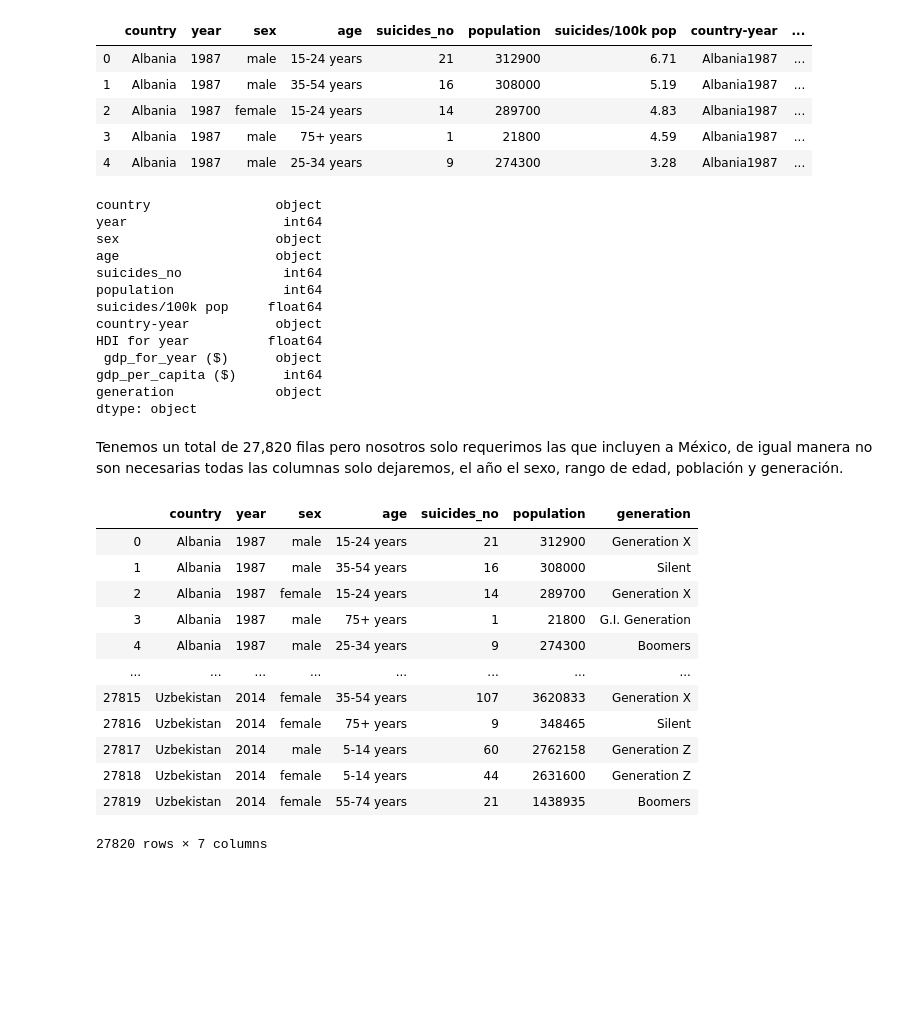
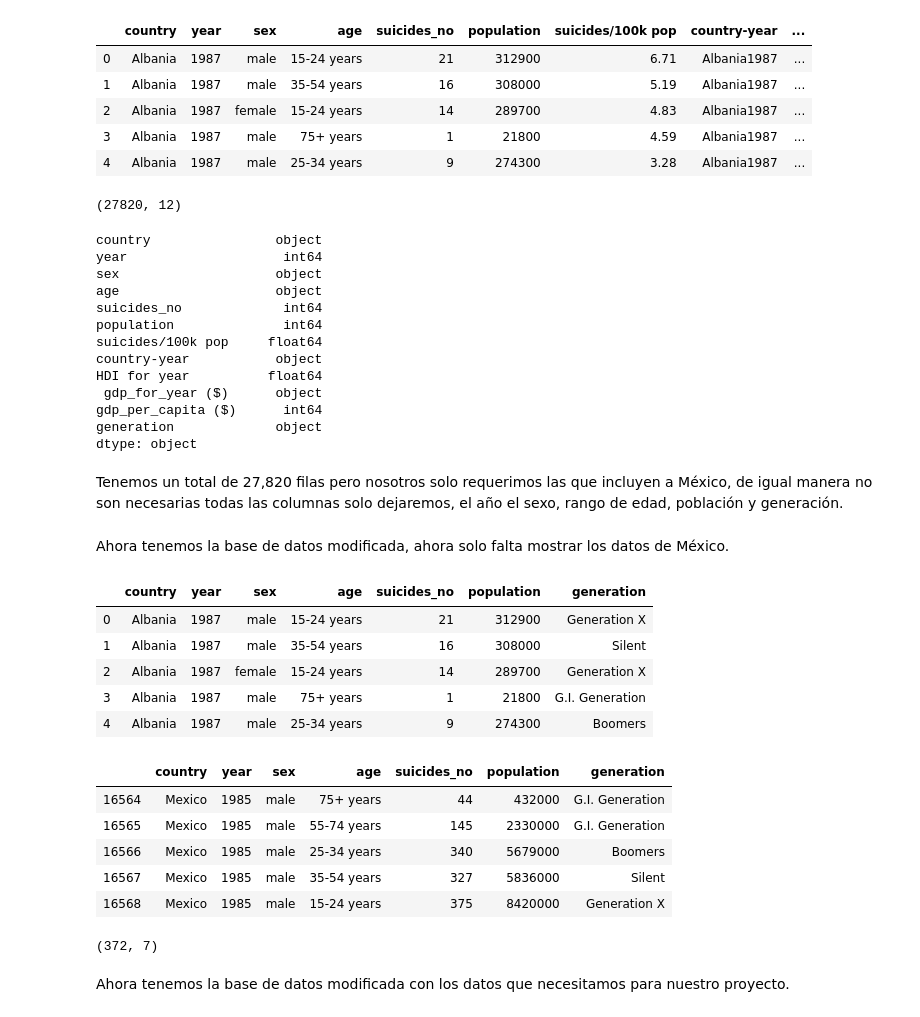
Before and after one commit to AntonioMdzl/MineriaDatos, a Jupyter notebook: Avance 1 PIA.ipynb, the cells around one changed output. Drawn from its saved outputs; the diff is of its cells as text; code cells hidden in the pictures; blank space fills up the shorter version.

```diff
--- a/Avance 1 PIA.ipynb
+++ b/Avance 1 PIA.ipynb
@@ -42,36 +42,36 @@ datos.head()
 | 4 | Albania | 1987 | male | 25-34 years | 9 | 274300 | 3.28 | Albania1987 | ... |
 # %%
 datos.shape
-datos.dtypes
 # %% [output]
-country                object
-year                    int64
-sex                    object
-age                    object
-suicides_no             int64
-population              int64
-suicides/100k pop     float64
-country-year           object
-HDI for year          float64
- gdp_for_year ($)      object
-gdp_per_capita ($)      int64
-generation             object
-dtype: object
+(27820, 12)
+# %%
+datos.dtypes
+# %% [output]
+country                object
+year                    int64
+sex                    object
+age                    object
+suicides_no             int64
+population              int64
+suicides/100k pop     float64
+country-year           object
+HDI for year          float64
+ gdp_for_year ($)      object
+gdp_per_capita ($)      int64
+generation             object
+dtype: object
 # %% [markdown]
 Tenemos un total de 27,820 filas pero nosotros solo requerimos las que incluyen a México, de igual manera no son necesarias todas las columnas solo dejaremos, el año el sexo, rango de edad, población y generación.
 # %%
-datos.drop(["gdp_per_capita ($)","suicides/100k pop","country-year","HDI for year"," gdp_for_year ($) "],axis=1)
+daton=datos.drop(["gdp_per_capita ($)","suicides/100k pop","country-year","HDI for year"," gdp_for_year ($) "],axis=1)
-# %% [output]
-|  | country | year | sex | age | suicides_no | population | generation |
-| 0 | Albania | 1987 | male | 15-24 years | 21 | 312900 | Generation X |
-| 1 | Albania | 1987 | male | 35-54 years | 16 | 308000 | Silent |
-| 2 | Albania | 1987 | female | 15-24 years | 14 | 289700 | Generation X |
-| 3 | Albania | 1987 | male | 75+ years | 1 | 21800 | G.I. Generation |
-| 4 | Albania | 1987 | male | 25-34 years | 9 | 274300 | Boomers |
-| ... | ... | ... | ... | ... | ... | ... | ... |
-| 27815 | Uzbekistan | 2014 | female | 35-54 years | 107 | 3620833 | Generation X |
-| 27816 | Uzbekistan | 2014 | female | 75+ years | 9 | 348465 | Silent |
-| 27817 | Uzbekistan | 2014 | male | 5-14 years | 60 | 2762158 | Generation Z |
-| 27818 | Uzbekistan | 2014 | female | 5-14 years | 44 | 2631600 | Generation Z |
-| 27819 | Uzbekistan | 2014 | female | 55-74 years | 21 | 1438935 | Boomers |
-27820 rows × 7 columns
+# %% [markdown]
+Ahora tenemos la base de datos modificada, ahora solo falta mostrar los datos de México.
+# %%
+daton.head()
+# %% [output]
+|  | country | year | sex | age | suicides_no | population | generation |
+| 0 | Albania | 1987 | male | 15-24 years | 21 | 312900 | Generation X |
+| 1 | Albania | 1987 | male | 35-54 years | 16 | 308000 | Silent |
+| 2 | Albania | 1987 | female | 15-24 years | 14 | 289700 | Generation X |
+| 3 | Albania | 1987 | male | 75+ years | 1 | 21800 | G.I. Generation |
+| 4 | Albania | 1987 | male | 25-34 years | 9 | 274300 | Boomers |
@@ -77,0 +80,15 @@ datos.drop(["gdp_per_capita ($)","suicides/100k pop","country-year","HDI for yea
+# %%
+solomex.head()
+# %% [output]
+|  | country | year | sex | age | suicides_no | population | generation |
+| 16564 | Mexico | 1985 | male | 75+ years | 44 | 432000 | G.I. Generation |
+| 16565 | Mexico | 1985 | male | 55-74 years | 145 | 2330000 | G.I. Generation |
+| 16566 | Mexico | 1985 | male | 25-34 years | 340 | 5679000 | Boomers |
+| 16567 | Mexico | 1985 | male | 35-54 years | 327 | 5836000 | Silent |
+| 16568 | Mexico | 1985 | male | 15-24 years | 375 | 8420000 | Generation X |
+# %%
+solomex.shape
+# %% [output]
+(372, 7)
+# %% [markdown]
+Ahora tenemos la base de datos modificada con los datos que necesitamos para nuestro proyecto.
```
Also changed, not shown: parts of 1 cell of this notebook, 1 other file.
